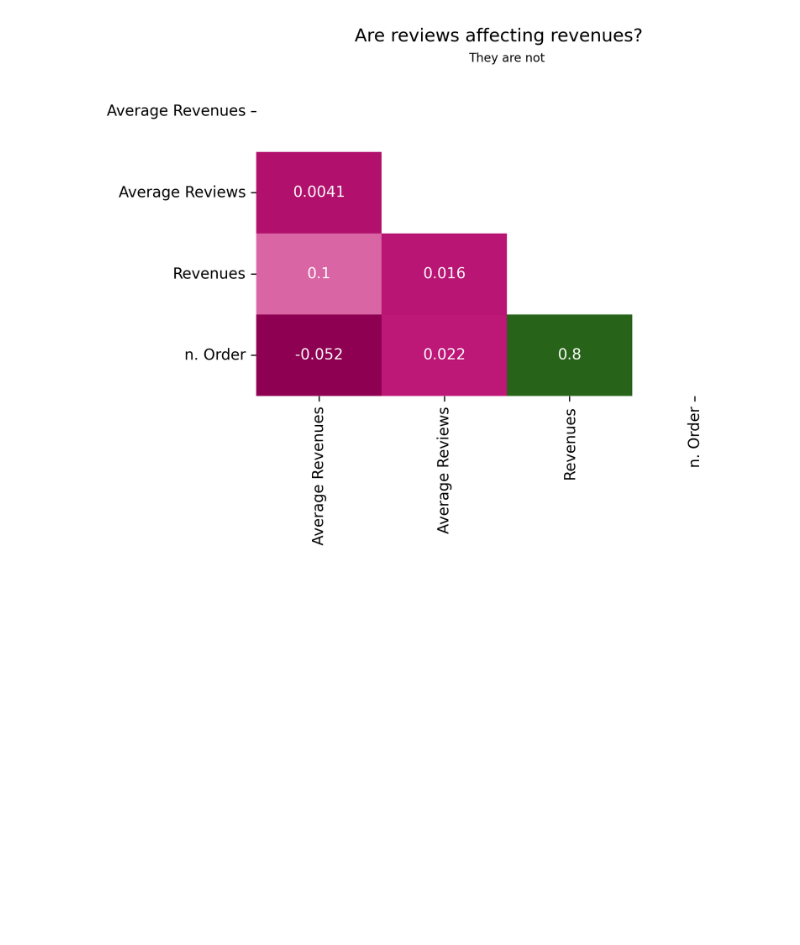
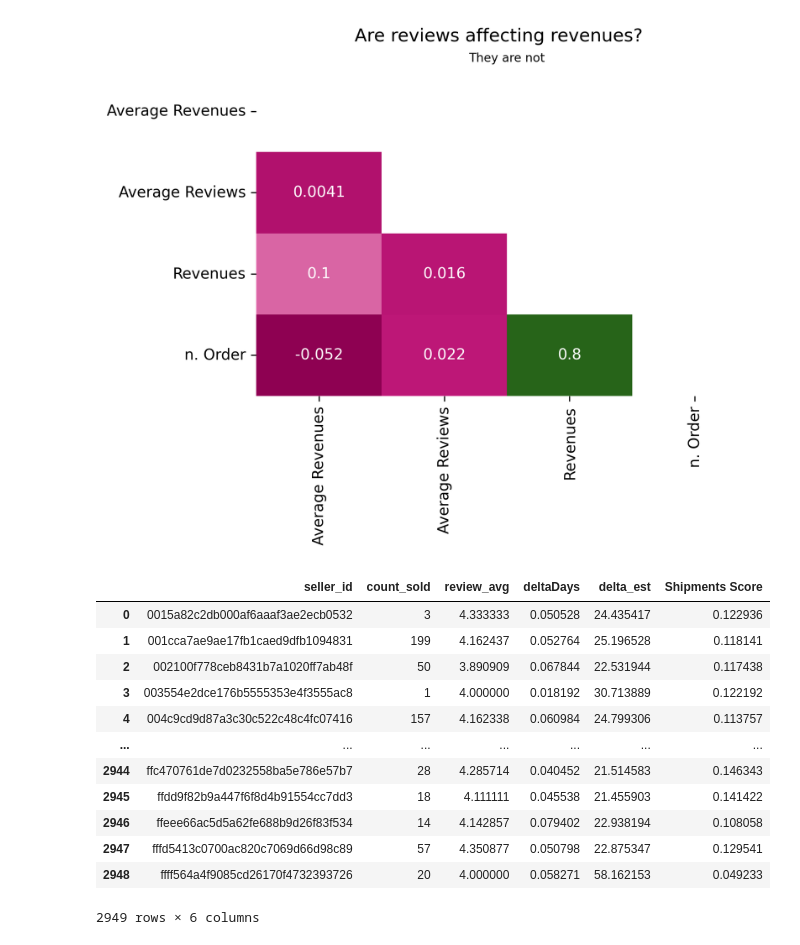
Before and after one commit to vincenzojrs/NNTDATA, a Jupyter notebook: data_exploration/vincenzo/businexplor_vince.ipynb, the cells around one changed output. Drawn from its saved outputs; the diff is of its cells as text; code cells hidden in the pictures; blank space fills up the shorter version.

```diff
--- a/data_exploration/vincenzo/businexplor_vince.ipynb
+++ b/data_exploration/vincenzo/businexplor_vince.ipynb
@@ -131,6 +132,22 @@ cols_to_norm = ['delta_eff','Shipments Score']
 sellers2[cols_to_norm] = sellers2[cols_to_norm].apply(lambda x: (x - x.min()) / (x.max() - x.min()))
 
 sellers2.rename(columns={'delta_eff': 'deltaDays'}, inplace = True)
+# %%
+sellers2
+# %% [output]
+|  | seller_id | count_sold | review_avg | deltaDays | delta_est | Shipments Score |
+| 0 | 0015a82c2db000af6aaaf3ae2ecb0532 | 3 | 4.333333 | 0.050528 | 24.435417 | 0.122936 |
+| 1 | 001cca7ae9ae17fb1caed9dfb1094831 | 199 | 4.162437 | 0.052764 | 25.196528 | 0.118141 |
+| 2 | 002100f778ceb8431b7a1020ff7ab48f | 50 | 3.890909 | 0.067844 | 22.531944 | 0.117438 |
+| 3 | 003554e2dce176b5555353e4f3555ac8 | 1 | 4.000000 | 0.018192 | 30.713889 | 0.122192 |
+| 4 | 004c9cd9d87a3c30c522c48c4fc07416 | 157 | 4.162338 | 0.060984 | 24.799306 | 0.113757 |
+| ... | ... | ... | ... | ... | ... | ... |
+| 2944 | ffc470761de7d0232558ba5e786e57b7 | 28 | 4.285714 | 0.040452 | 21.514583 | 0.146343 |
+| 2945 | ffdd9f82b9a447f6f8d4b91554cc7dd3 | 18 | 4.111111 | 0.045538 | 21.455903 | 0.141422 |
+| 2946 | ffeee66ac5d5a62fe688b9d26f83f534 | 14 | 4.142857 | 0.079402 | 22.938194 | 0.108058 |
+| 2947 | fffd5413c0700ac820c7069d66d98c89 | 57 | 4.350877 | 0.050798 | 22.875347 | 0.129541 |
+| 2948 | ffff564a4f9085cd26170f4732393726 | 20 | 4.000000 | 0.058271 | 58.162153 | 0.049233 |
+2949 rows × 6 columns
 # %%
 # DOES BEING LATE AFFECT REVIEWS OR REVENUES?
 
```
Also changed, not shown: parts of 2 cells of this notebook.
